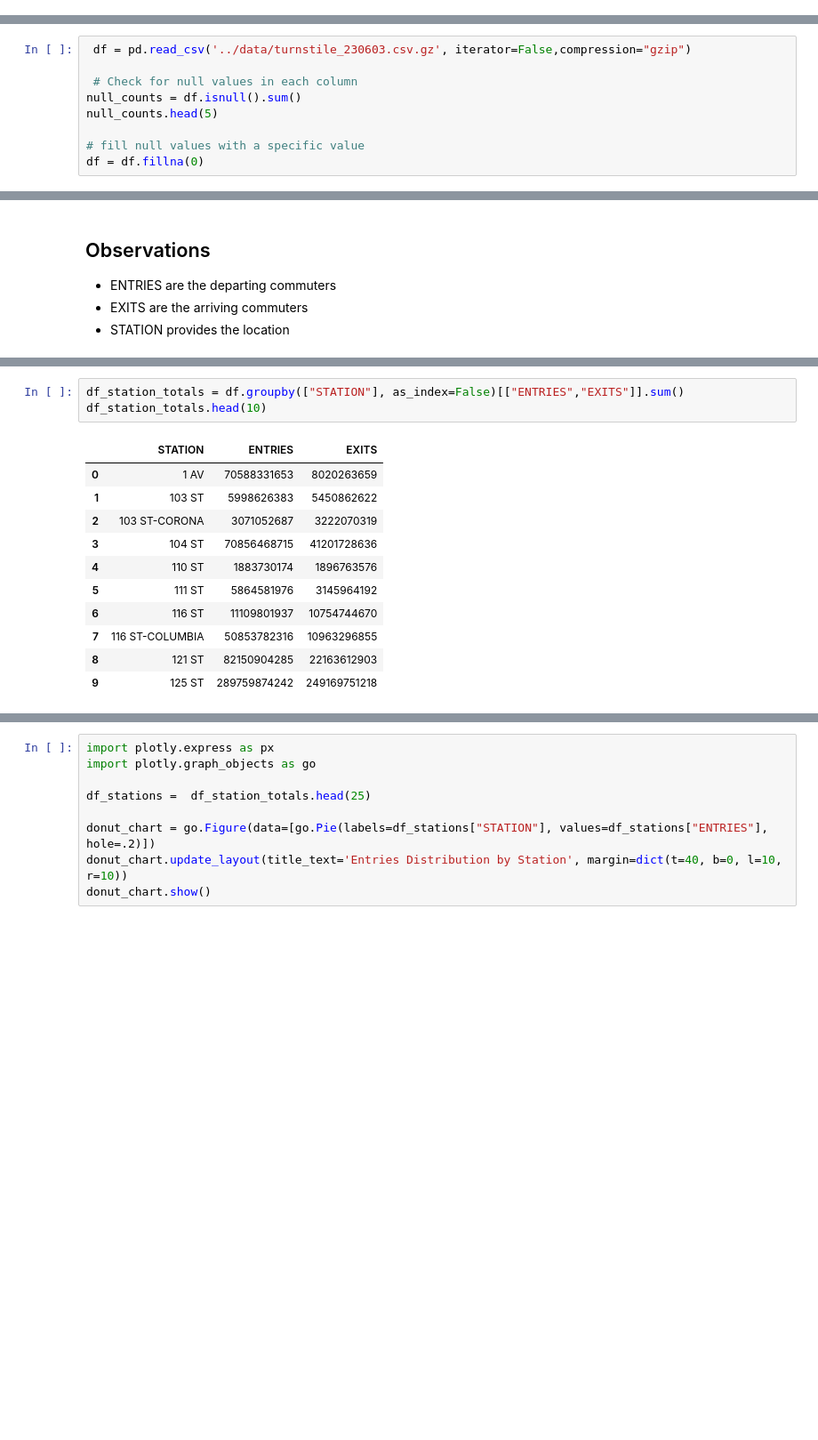
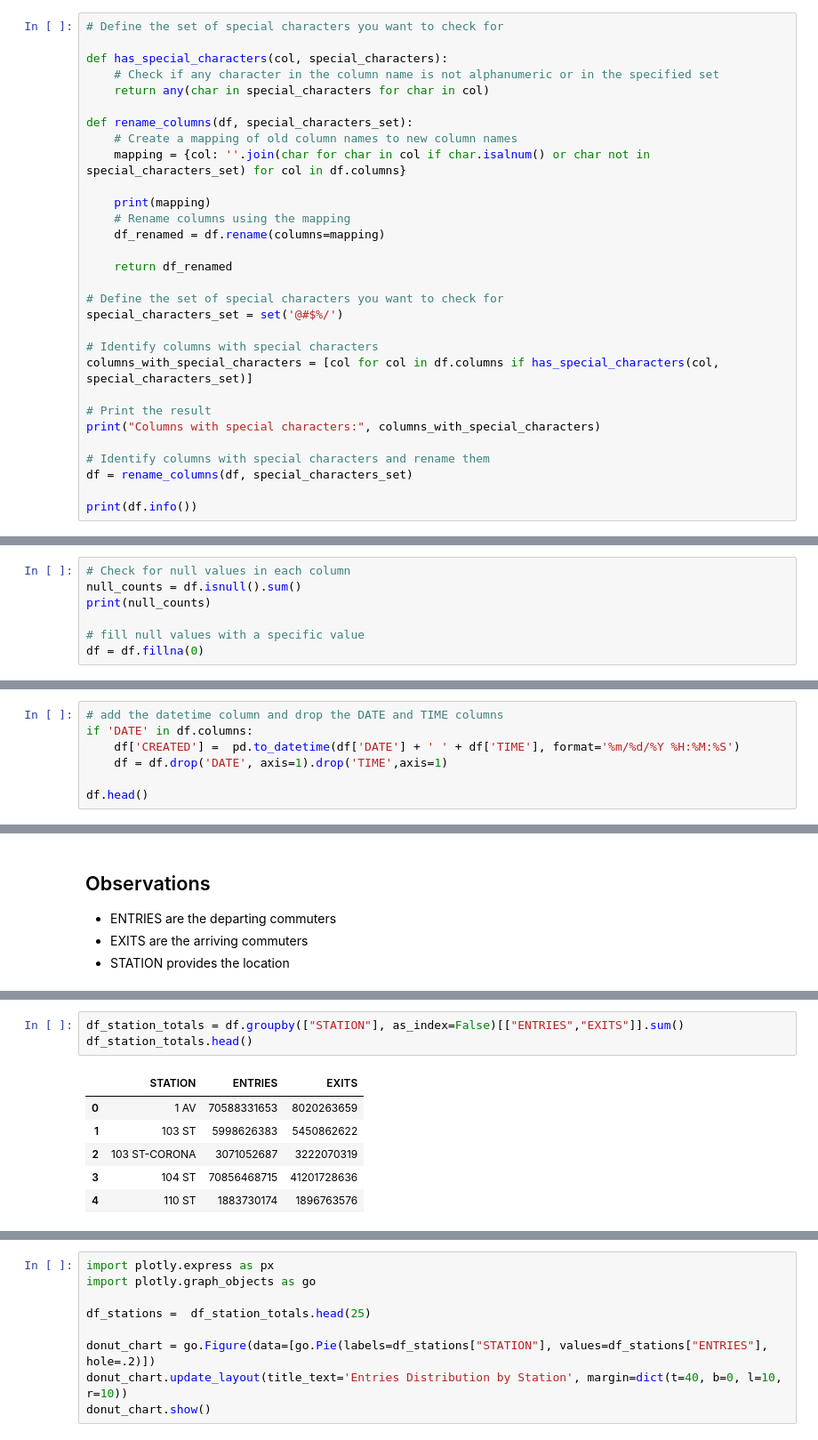
Before and after one commit to ozkary/data-engineering-mta-turnstile, a Jupyter notebook: Step1-Discovery/discovery.ipynb, the cells around one changed output, grey strips where cells are left out. Shown: that part at 89% size. Saved outputs shown, nothing was run; the diff lists cells and outputs as text; blank space fills up the shorter version.

```diff
--- a/Step1-Discovery/discovery.ipynb
+++ b/Step1-Discovery/discovery.ipynb
@@ -8,0 +53,30 @@ import pandas as pd
+# %%
+# Define the set of special characters you want to check for
+
+def has_special_characters(col, special_characters):
+    # Check if any character in the column name is not alphanumeric or in the specified set
+    return any(char in special_characters for char in col)
+
+def rename_columns(df, special_characters_set):
+    # Create a mapping of old column names to new column names
+    mapping = {col: ''.join(char for char in col if char.isalnum() or char not in special_characters_set) for col in df.columns}
+
+    print(mapping)
+    # Rename columns using the mapping
+    df_renamed = df.rename(columns=mapping)
+
+    return df_renamed
+
+# Define the set of special characters you want to check for
+special_characters_set = set('@#$%/')
+
+# Identify columns with special characters
+columns_with_special_characters = [col for col in df.columns if has_special_characters(col, special_characters_set)]
+
+# Print the result
+print("Columns with special characters:", columns_with_special_characters)
+
+# Identify columns with special characters and rename them
+df = rename_columns(df, special_characters_set)
+
+print(df.info())
@@ -9,9 +101,7 @@ import pandas as pd
 # %%
- df = pd.read_csv('../data/turnstile_230603.csv.gz', iterator=False,compression="gzip")
-
- # Check for null values in each column
+# Check for null values in each column
 null_counts = df.isnull().sum()
-null_counts.head(5)
+print(null_counts)
 
 # fill null values with a specific value
 df = df.fillna(0)
@@ -17,0 +135,7 @@ df = df.fillna(0)
+# %%
+# add the datetime column and drop the DATE and TIME columns
+if 'DATE' in df.columns:
+    df['CREATED'] =  pd.to_datetime(df['DATE'] + ' ' + df['TIME'], format='%m/%d/%Y %H:%M:%S')
+    df = df.drop('DATE', axis=1).drop('TIME',axis=1)
+
+df.head()
@@ -80,15 +219,10 @@ Index(['Unnamed: 0', 'C/A', 'UNIT', 'SCP', 'STATION', 'LINENAME', 'DIVISION',
 # %%
 df_station_totals = df.groupby(["STATION"], as_index=False)[["ENTRIES","EXITS"]].sum()
-df_station_totals.head(10)
+df_station_totals.head()
 # %% [output]
 |  | STATION | ENTRIES | EXITS |
 | 0 | 1 AV | 70588331653 | 8020263659 |
 | 1 | 103 ST | 5998626383 | 5450862622 |
 | 2 | 103 ST-CORONA | 3071052687 | 3222070319 |
 | 3 | 104 ST | 70856468715 | 41201728636 |
 | 4 | 110 ST | 1883730174 | 1896763576 |
-| 5 | 111 ST | 5864581976 | 3145964192 |
-| 6 | 116 ST | 11109801937 | 10754744670 |
-| 7 | 116 ST-COLUMBIA | 50853782316 | 10963296855 |
-| 8 | 121 ST | 82150904285 | 22163612903 |
-| 9 | 125 ST | 289759874242 | 249169751218 |
```
Also changed, not shown: parts of 29 cells of this notebook, 5 other files.
